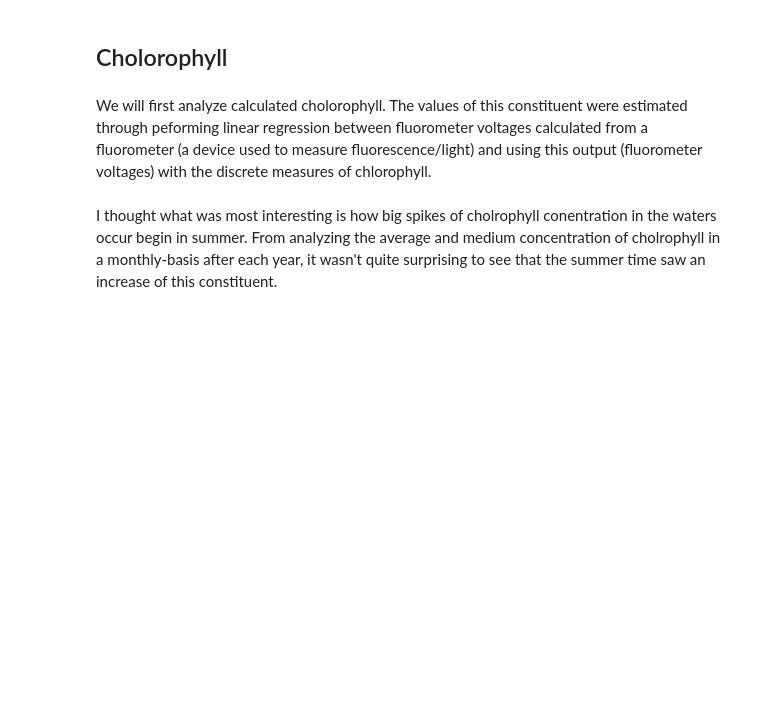
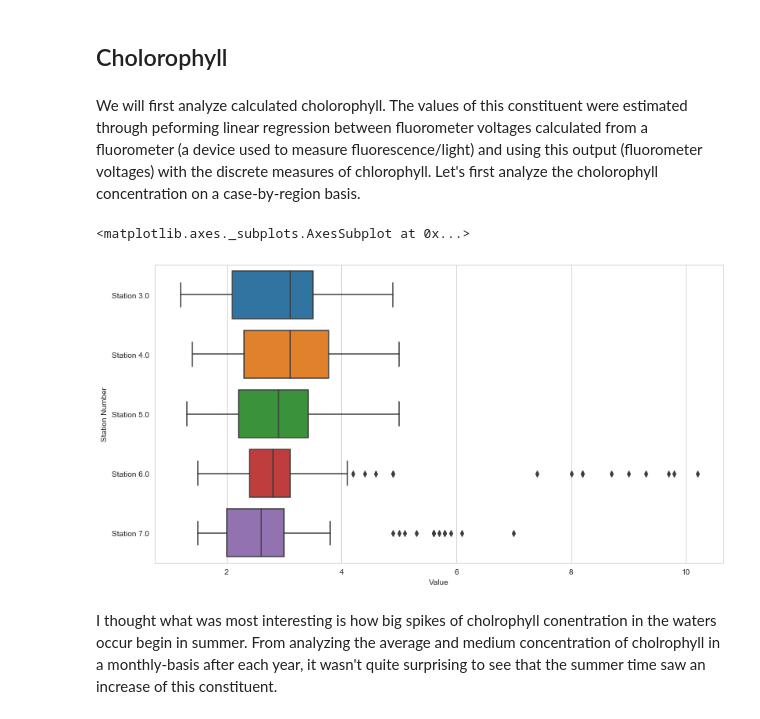
Before and after one commit to xbriandavid/bayareaWater, a Jupyter notebook: analysis.ipynb, the cells around one changed output. Drawn from its saved outputs; the diff is of its cells as text; code cells hidden in the pictures; blank space fills up the shorter version.

Commit message:
compared regions

```diff
--- a/analysis.ipynb
+++ b/analysis.ipynb
@@ -28,4 +66,4 @@ waterQuality['Value'] = pd.to_numeric(waterQuality['Value'])
 # %% [markdown]
 ## Cholorophyll
 # %% [markdown]
-We will first analyze calculated cholorophyll. The values of this constituent were estimated through peforming linear regression between fluorometer voltages calculated from a fluorometer (a device used to measure  fluorescence/light) and using this output (fluorometer voltages) with the discrete measures of chlorophyll.
+We will first analyze calculated cholorophyll. The values of this constituent were estimated through peforming linear regression between fluorometer voltages calculated from a fluorometer (a device used to measure  fluorescence/light) and using this output (fluorometer voltages) with the discrete measures of chlorophyll. Let's first analyze the cholorophyll concentration on a case-by-region basis.
@@ -31,0 +82,7 @@ We will first analyze calculated cholorophyll. The values of this constituent we
+# %%
+from analysisMethods import stationSwarmPlot
+# 2018
+stationSwarmPlot(year2018, [3.0, 4.0, 5.0, 6.0, 7.0], chloro)
+# %% [output]
+<matplotlib.axes._subplots.AxesSubplot at 0x...>
+[figure, added]
```
Also changed, not shown: parts of 4 cells of this notebook.
